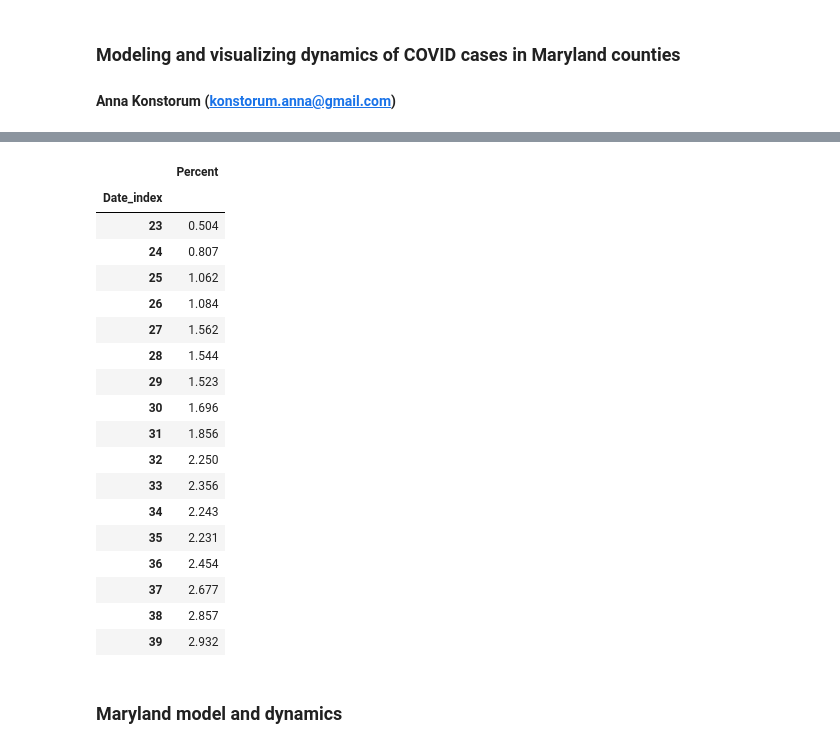
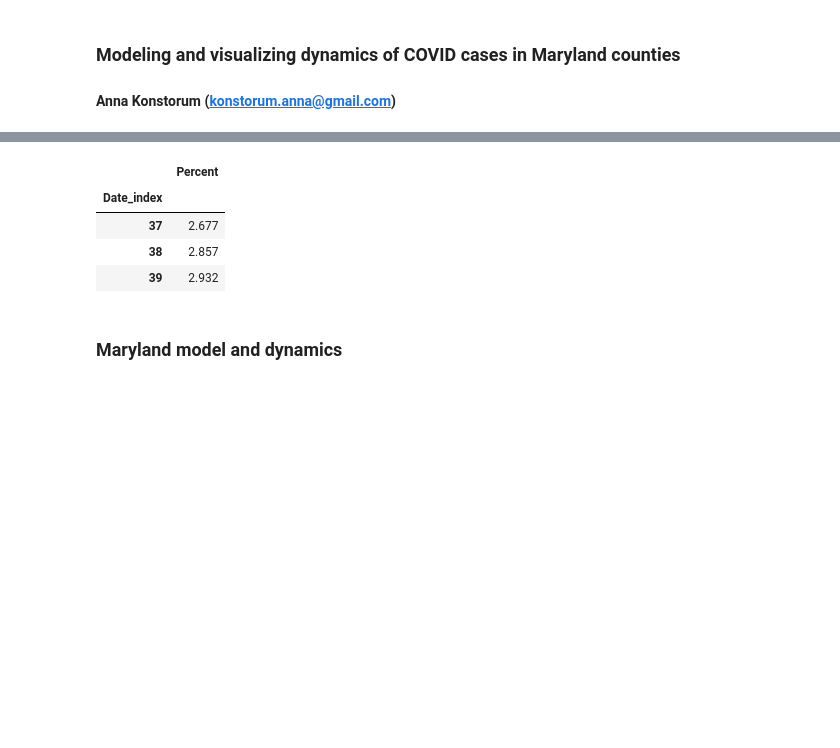
Before and after one commit to akonstodata/md_county_covid, a Jupyter notebook: code/MD_COVID_Dynamics_model_choose.ipynb, the cells around one changed output, grey strips where cells are left out. Saved outputs shown, nothing was run; the diff lists cells and outputs as text; code cells hidden in the pictures; blank space fills up the shorter version.

```diff
--- a/code/MD_COVID_Dynamics_model_choose.ipynb
+++ b/code/MD_COVID_Dynamics_model_choose.ipynb
@@ -191,26 +202,12 @@ h_p
 # %%
 # hospitalization/positive case ratio
 h_d=pd.DataFrame(md_xtra.loc[23:]["Deaths"]/md_county.loc[23:]["Total"])
 h_d.columns=["Percent"]
 h_d["Percent"] = [float("{:.3f}".format(100*item)) for item in h_d["Percent"]]
-h_d
+h_d[-4:-1]
 # %% [output]
 |  | Percent |
 | Date_index |  |
-| 23 | 0.504 |
-| 24 | 0.807 |
-| 25 | 1.062 |
-| 26 | 1.084 |
-| 27 | 1.562 |
-| 28 | 1.544 |
-| 29 | 1.523 |
-| 30 | 1.696 |
-| 31 | 1.856 |
-| 32 | 2.250 |
-| 33 | 2.356 |
-| 34 | 2.243 |
-| 35 | 2.231 |
-| 36 | 2.454 |
 | 37 | 2.677 |
 | 38 | 2.857 |
 | 39 | 2.932 |
```
Also changed, not shown: parts of 19 cells of this notebook, 6 other files.
